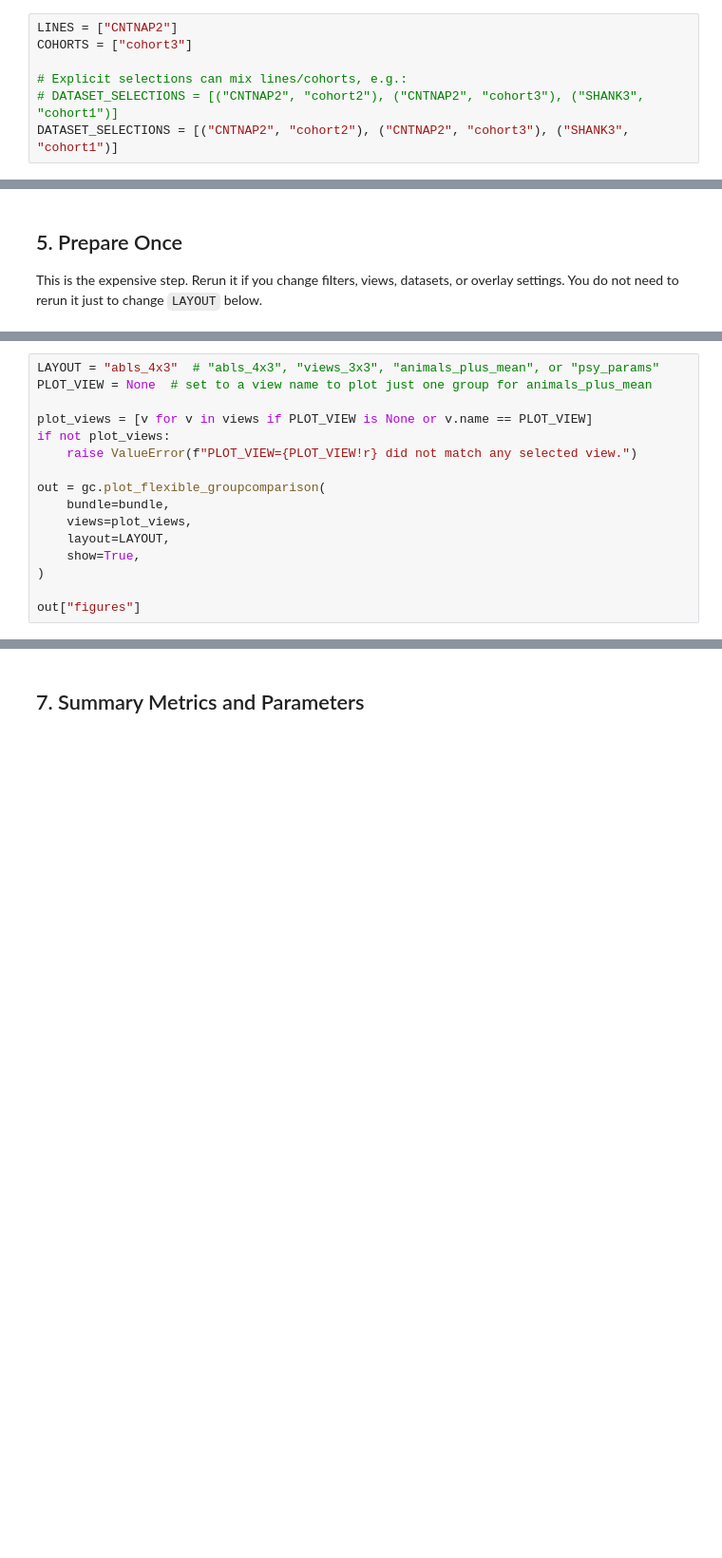
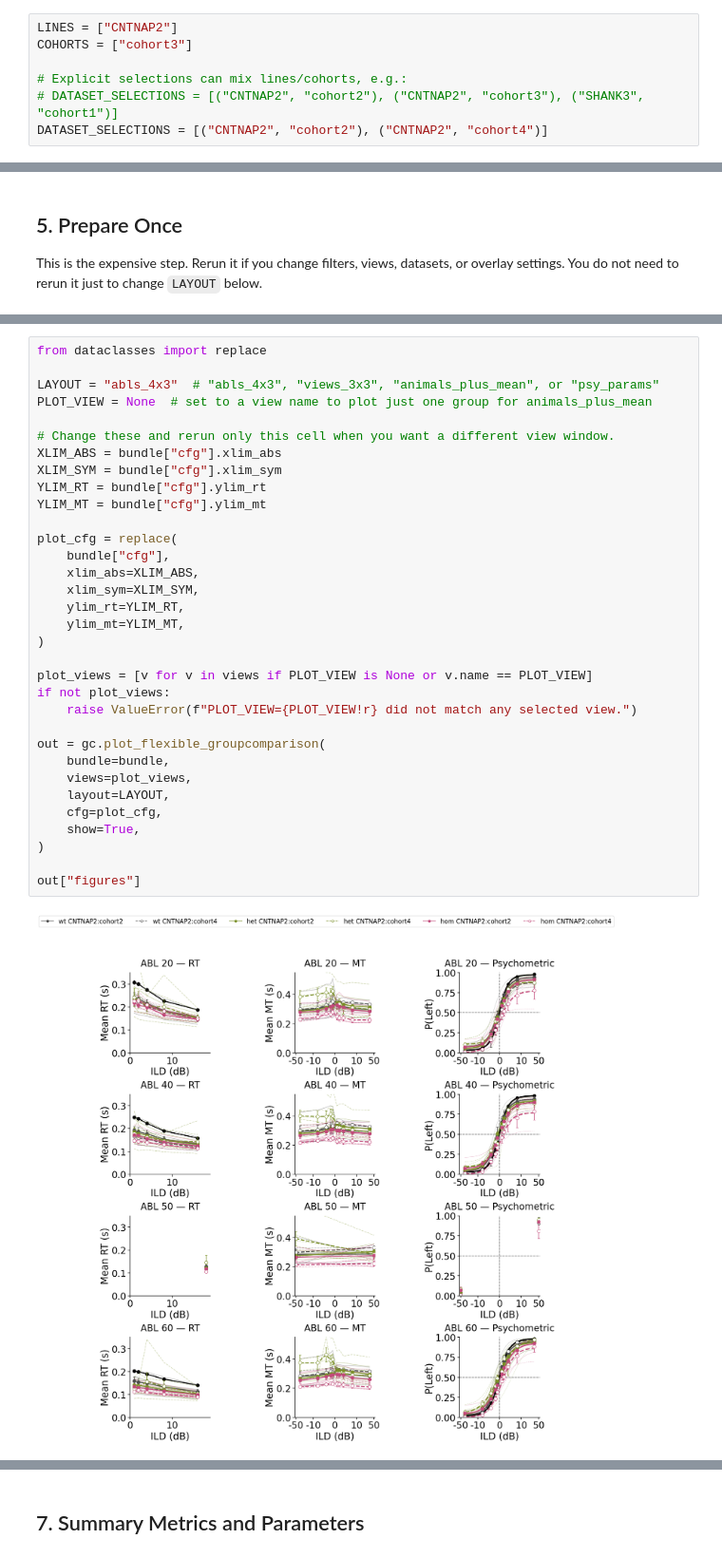
Before and after one commit to MafValente/rat_analysis, a Jupyter notebook: notebooks/ASD/03_group_comparison.ipynb, the cells around one changed output, grey strips where cells are left out. Shown at 95% size. Saved outputs shown, nothing was run; the diff lists cells and outputs as text; blank space fills up the shorter version.

```diff
--- a/notebooks/ASD/03_group_comparison.ipynb
+++ b/notebooks/ASD/03_group_comparison.ipynb
@@ -37,7 +39,7 @@ COHORTS = ["cohort3"]
 
 # Explicit selections can mix lines/cohorts, e.g.:
 # DATASET_SELECTIONS = [("CNTNAP2", "cohort2"), ("CNTNAP2", "cohort3"), ("SHANK3", "cohort1")]
-DATASET_SELECTIONS = [("CNTNAP2", "cohort2"), ("CNTNAP2", "cohort3"), ("SHANK3", "cohort1")]
+DATASET_SELECTIONS = [("CNTNAP2", "cohort2"), ("CNTNAP2", "cohort4")]
 # %% [markdown]
 ## 3. Choose Comparison
 
@@ -149,16 +181,35 @@ Change `LAYOUT` and rerun this cell without recomputing preparation.
 # %%
+from dataclasses import replace
+
 LAYOUT = "abls_4x3"  # "abls_4x3", "views_3x3", "animals_plus_mean", or "psy_params"
 PLOT_VIEW = None  # set to a view name to plot just one group for animals_plus_mean
+
+# Change these and rerun only this cell when you want a different view window.
+XLIM_ABS = bundle["cfg"].xlim_abs
+XLIM_SYM = bundle["cfg"].xlim_sym
+YLIM_RT = bundle["cfg"].ylim_rt
+YLIM_MT = bundle["cfg"].ylim_mt
+
+plot_cfg = replace(
+    bundle["cfg"],
+    xlim_abs=XLIM_ABS,
+    xlim_sym=XLIM_SYM,
+    ylim_rt=YLIM_RT,
+    ylim_mt=YLIM_MT,
+)
 
 plot_views = [v for v in views if PLOT_VIEW is None or v.name == PLOT_VIEW]
 if not plot_views:
     raise ValueError(f"PLOT_VIEW={PLOT_VIEW!r} did not match any selected view.")
 
 out = gc.plot_flexible_groupcomparison(
     bundle=bundle,
     views=plot_views,
     layout=LAYOUT,
+    cfg=plot_cfg,
     show=True,
 )
 
 out["figures"]
+# %% [output]
+[figure, added]
```
Also changed, not shown: parts of 6 cells of this notebook, 6 other files.
